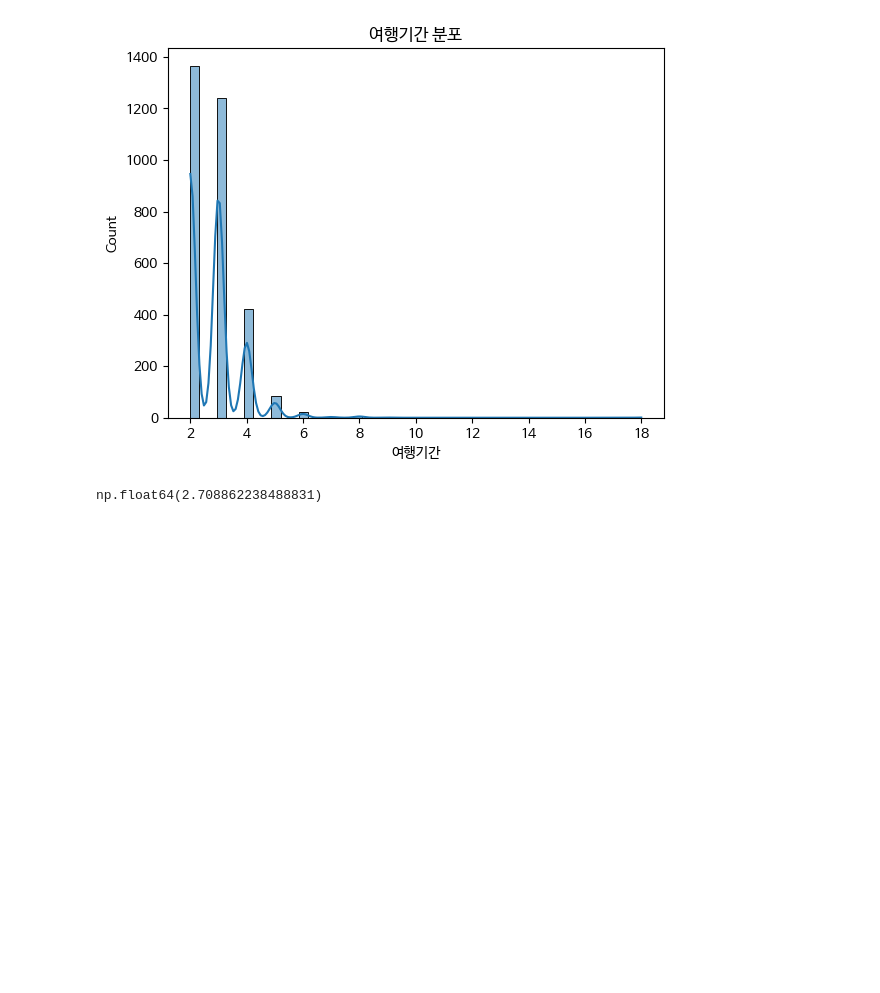
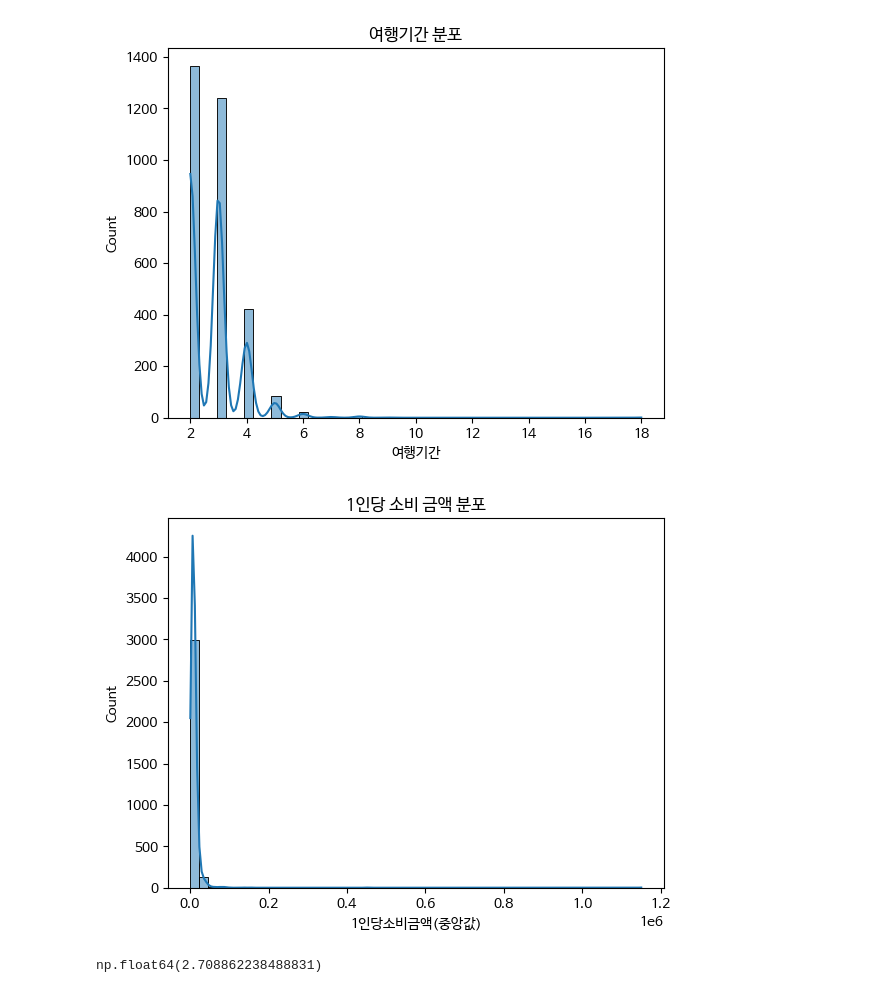
Before and after one commit to ssoom98/where2go, a Jupyter notebook: jeon/preprocessing/preprocessing_visualization.ipynb, the cells around one changed output. Cells and saved outputs as stored; diff of their text form; code cells hidden in the pictures; blank space fills up the shorter version.

```diff
--- a/jeon/preprocessing/preprocessing_visualization.ipynb
+++ b/jeon/preprocessing/preprocessing_visualization.ipynb
@@ -931,6 +930,12 @@ plt.title("여행기간 분포")
 plt.show()
 # %% [output]
 [figure]
+# %%
+sns.histplot(preprocess_travel_notnull['1인당소비금액(중앙값)'], bins = 50, kde = True)
+plt.title("1인당 소비 금액 분포")
+plt.show()
+# %% [output]
+[figure, added]
 # %%
 preprocess_travel_notnull['여행기간'].skew()
 # %% [output]
```
Also changed, not shown: parts of 11 cells of this notebook, 3 other files.
